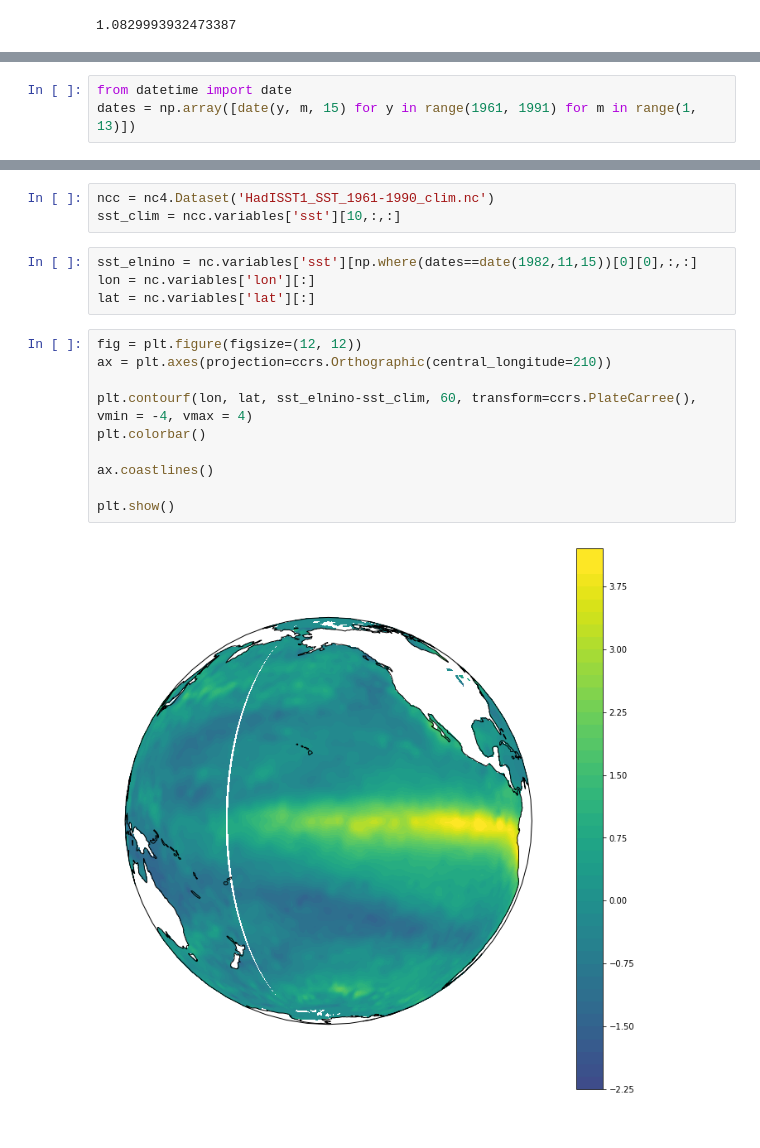
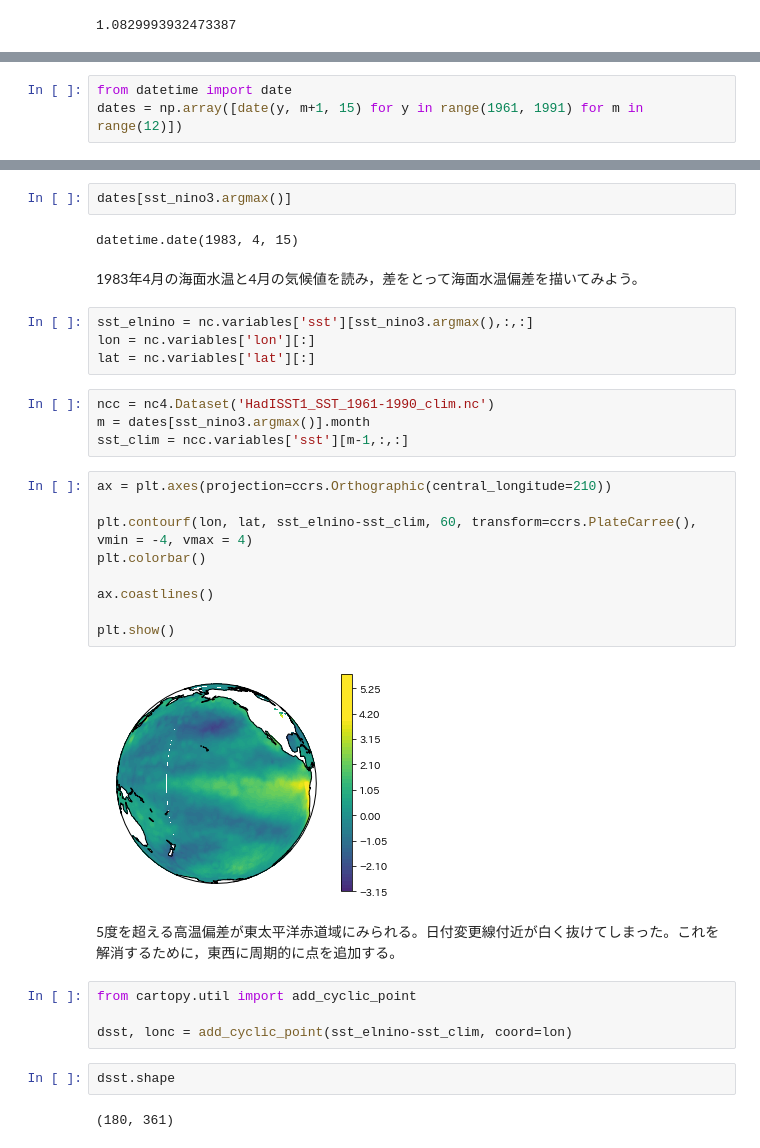
Before and after one commit to tenomoto/nwu-geoex2, a Jupyter notebook: nino3.ipynb, the cells around one changed output, grey strips where cells are left out. Saved outputs shown, nothing was run; the diff lists cells and outputs as text.

```diff
--- a/nino3.ipynb
+++ b/nino3.ipynb
@@ -59,4 +80,4 @@ sst_nino3.std()
 # %%
 from datetime import date
-dates = np.array([date(y, m, 15) for y in range(1961, 1991) for m in range(1, 13)])
+dates = np.array([date(y, m+1, 15) for y in range(1961, 1991) for m in range(12)])
 # %%
@@ -70,19 +97,35 @@ plt.show()
+# %%
+dates[sst_nino3.argmax()]
+# %% [output]
+datetime.date(1983, 4, 15)
+# %% [markdown]
+1983年4月の海面水温と4月の気候値を読み，差をとって海面水温偏差を描いてみよう。
+# %%
+sst_elnino = nc.variables['sst'][sst_nino3.argmax(),:,:]
+lon = nc.variables['lon'][:]
+lat = nc.variables['lat'][:]
 # %%
 ncc = nc4.Dataset('HadISST1_SST_1961-1990_clim.nc')
-sst_clim = ncc.variables['sst'][10,:,:]
+m = dates[sst_nino3.argmax()].month
+sst_clim = ncc.variables['sst'][m-1,:,:]
-# %%
-sst_elnino = nc.variables['sst'][np.where(dates==date(1982,11,15))[0][0],:,:]
-lon = nc.variables['lon'][:]
-lat = nc.variables['lat'][:]
 # %%
-fig = plt.figure(figsize=(12, 12))
 ax = plt.axes(projection=ccrs.Orthographic(central_longitude=210))
 
 plt.contourf(lon, lat, sst_elnino-sst_clim, 60, transform=ccrs.PlateCarree(), vmin = -4, vmax = 4)
 plt.colorbar()
 
 ax.coastlines()
 
 plt.show()
 # %% [output]
-[figure, old version]
+[figure, new version]
+# %% [markdown]
+5度を超える高温偏差が東太平洋赤道域にみられる。日付変更線付近が白く抜けてしまった。これを解消するために，東西に周期的に点を追加する。
+# %%
+from cartopy.util import add_cyclic_point
+
+dsst, lonc = add_cyclic_point(sst_elnino-sst_clim, coord=lon)
+# %%
+dsst.shape
+# %% [output]
+(180, 361)
```
Also changed, not shown: parts of 39 cells of this notebook, 11 other files.
